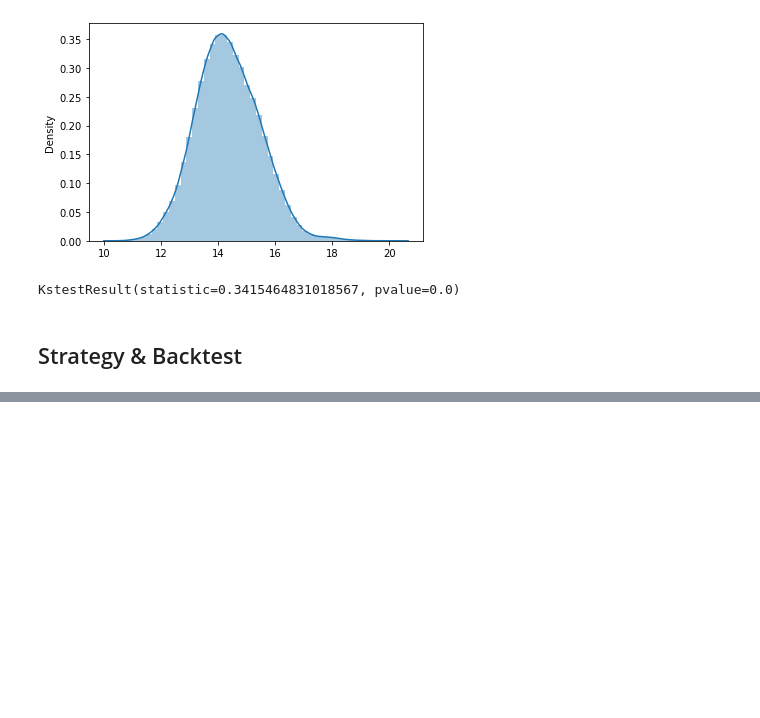
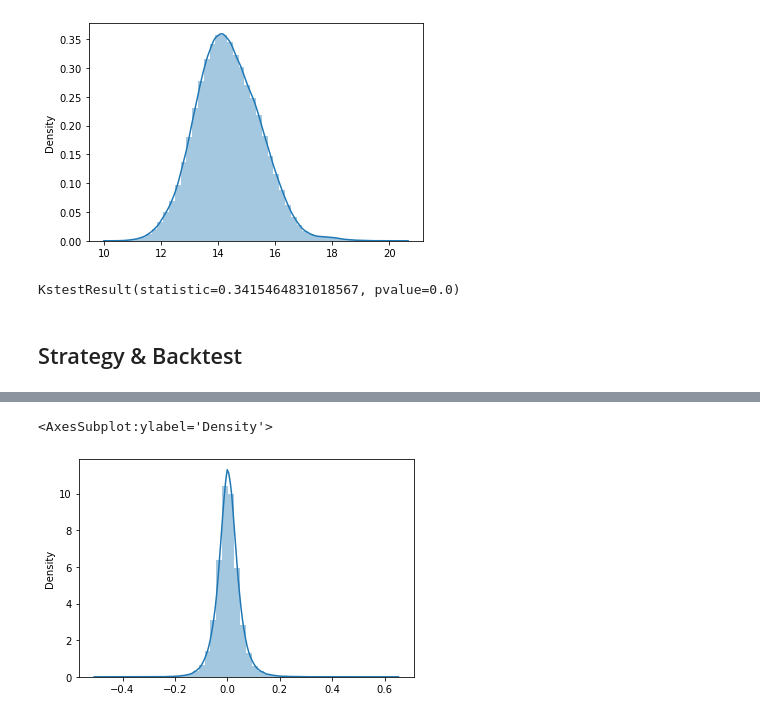
Before and after one commit to lorena597/coding-test, a Jupyter notebook: project.ipynb, the cells around one changed output, grey strips where cells are left out. Saved outputs shown, nothing was run; the diff lists cells and outputs as text; code cells hidden in the pictures; blank space fills up the shorter version.

```diff
--- a/project.ipynb
+++ b/project.ipynb
@@ -104,0 +136,3 @@ backtest.get_result(signal1_20)
+# %%
+signal_2_10_5 = strats.signal2(10,5)
+backtest.get_result(signal_2_10_5)
@@ -104,0 +151,5 @@ backtest.get_result(signal1_20)
+# %%
+sns.distplot(signal_2_10_5)
+# %% [output]
+<AxesSubplot:ylabel='Density'>
+[figure, added]
```
Also changed, not shown: parts of 32 cells of this notebook, 1 other file.
